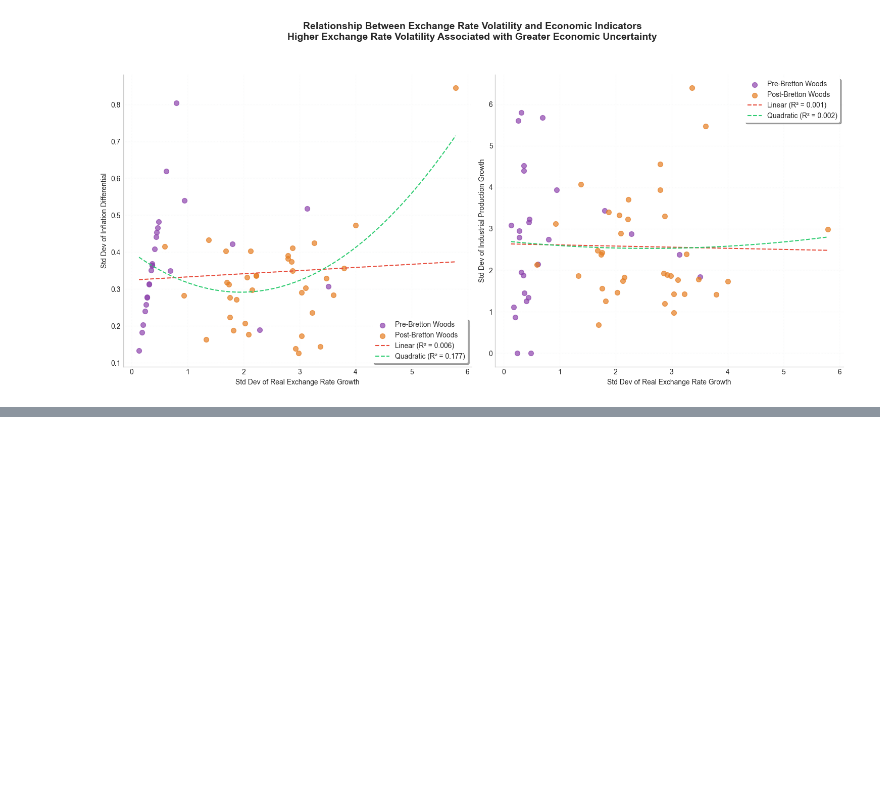
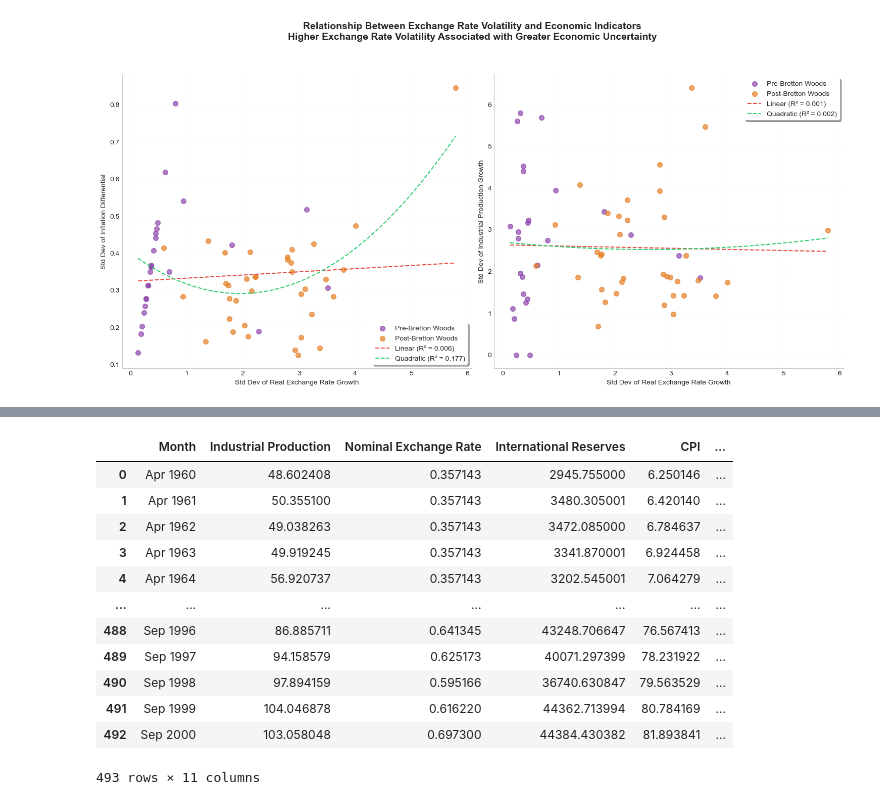
Before and after one commit to EC1B1-Macro-Project/Germany_Coursework, a Jupyter notebook: code/NB00.ipynb, the cells around one changed output, grey strips where cells are left out. Drawn from its saved outputs; the diff is of its cells as text; code cells hidden in the pictures; blank space fills up the shorter version.

```diff
--- a/code/NB00.ipynb
+++ b/code/NB00.ipynb
@@ -1132,0 +1153,56 @@ plt.show()
+# %%
+
+pd.reset_option("display.max_rows")
+# %%
+# Ensure chronological order
+df_UK = df_UK.sort_values("Month").reset_index(drop=True)
+
+# Calculate Nominal Exchange Rate Growth (%)
+df_UK["Nominal Exchange Rate Growth (%)"] = df_UK["Nominal Exchange Rate"].pct_change() * 100
+
+# Calculate Real Exchange Rate Growth (%)
+if "Real Exchange Rate" in df_UK.columns:
+    df_UK["Real Exchange Rate Growth (%)"] = df_UK["Real Exchange Rate"].pct_change() * 100
+
+# Calculate Real Exchange Rate Index (Base = 1 in Dec 1990)
+dec_1990_value = df_UK.loc[df_UK["Month"] == "Dec 1990", "Nominal Exchange Rate"].values
+if len(dec_1990_value) > 0:
+    df_UK["Real Exchange Rate Index"] = df_UK["Nominal Exchange Rate"] / dec_1990_value[0]
+
+# Calculate Monthly Inflation Growth (%)
+df_UK["Monthly Inflation Growth (%)"] = df_UK["CPI"].pct_change() * 100
+
+# Calculate Monthly Industrial Production Growth (%)
+df_UK["Monthly Industrial Production Growth (%)"] = df_UK["Industrial Production"].pct_change() * 100
+
+# Calculate Industrial Production YoY Growth (%) (12-month difference)
+df_UK["Industrial Production YoY Growth (%)"] = df_UK["Industrial Production"].pct_change(periods=12) * 100
+
+# Calculate International Reserves Index (Base = 100 in Jan 1960)
+jan_1960_reserves = df_UK.loc[df_UK["Month"] == "Jan 1960", "International Reserves"].values
+if len(jan_1960_reserves) > 0:
+    df_UK["International Reserves Index"] = (df_UK["International Reserves"] / jan_1960_reserves[0]) * 100
+
+# ✅ **Ensure No Rows Are Dropped!**
+df_UK.loc[df_UK["Month"] == "Dec 1959", :]  # Check if Dec 1959 exists
+df_UK.loc[df_UK["Month"] == "Jan 1960", :]  # Check if Jan 1960 exists
+
+# **Fill NaNs to keep early rows**
+df_UK = df_UK.fillna(method="ffill")  # Forward fill
+df_UK = df_UK.fillna(method="bfill")  # Backward fill
+
+df_UK
+# %% [output]
+|  | Month | Industrial Production | Nominal Exchange Rate | International Reserves | CPI | ... |
+| 0 | Apr 1960 | 48.602408 | 0.357143 | 2945.755000 | 6.250146 | ... |
+| 1 | Apr 1961 | 50.355100 | 0.357143 | 3480.305001 | 6.420140 | ... |
+| 2 | Apr 1962 | 49.038263 | 0.357143 | 3472.085000 | 6.784637 | ... |
+| 3 | Apr 1963 | 49.919245 | 0.357143 | 3341.870001 | 6.924458 | ... |
+| 4 | Apr 1964 | 56.920737 | 0.357143 | 3202.545001 | 7.064279 | ... |
+| ... | ... | ... | ... | ... | ... | ... |
+| 488 | Sep 1996 | 86.885711 | 0.641345 | 43248.706647 | 76.567413 | ... |
+| 489 | Sep 1997 | 94.158579 | 0.625173 | 40071.297399 | 78.231922 | ... |
+| 490 | Sep 1998 | 97.894159 | 0.595166 | 36740.630847 | 79.563529 | ... |
+| 491 | Sep 1999 | 104.046878 | 0.616220 | 44362.713994 | 80.784169 | ... |
+| 492 | Sep 2000 | 103.058048 | 0.697300 | 44384.430382 | 81.893841 | ... |
+493 rows × 11 columns
```
Also changed, not shown: parts of 25 cells of this notebook, 3 other files.
